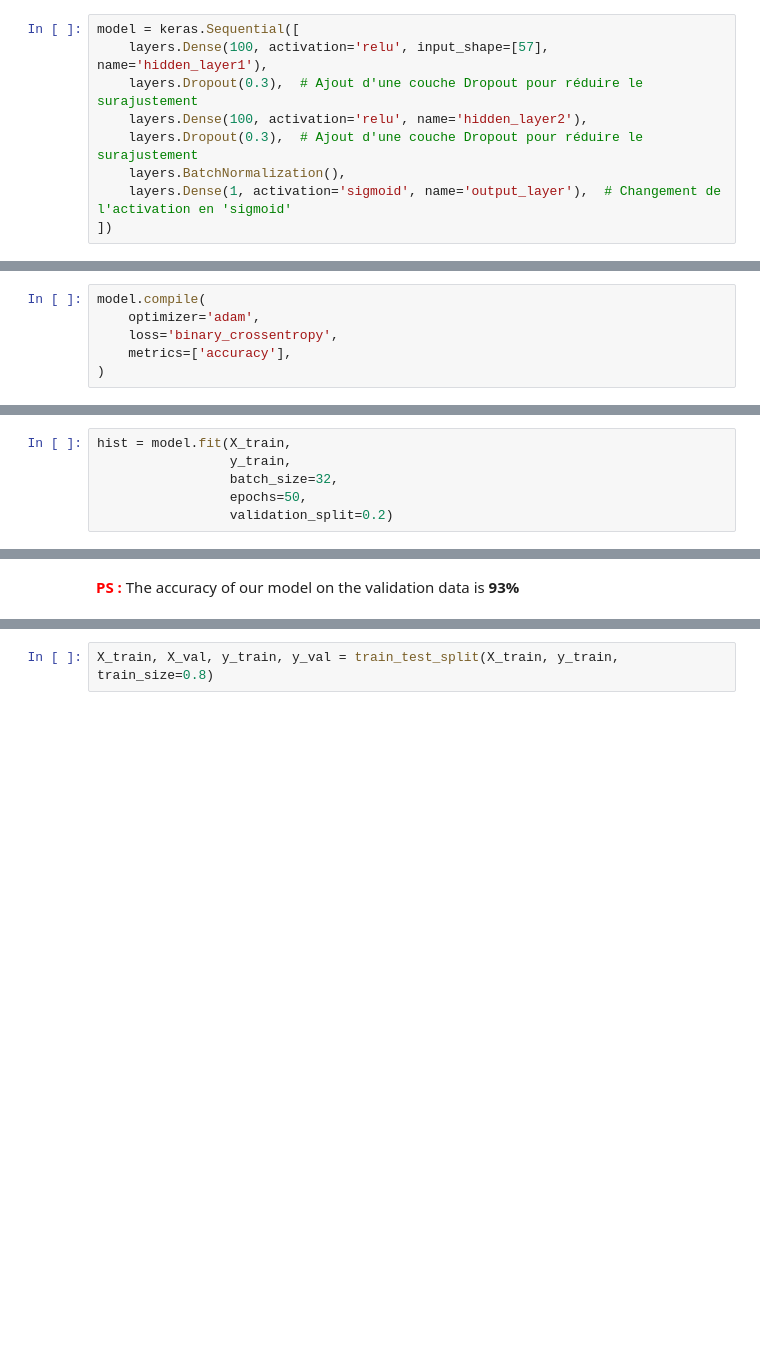
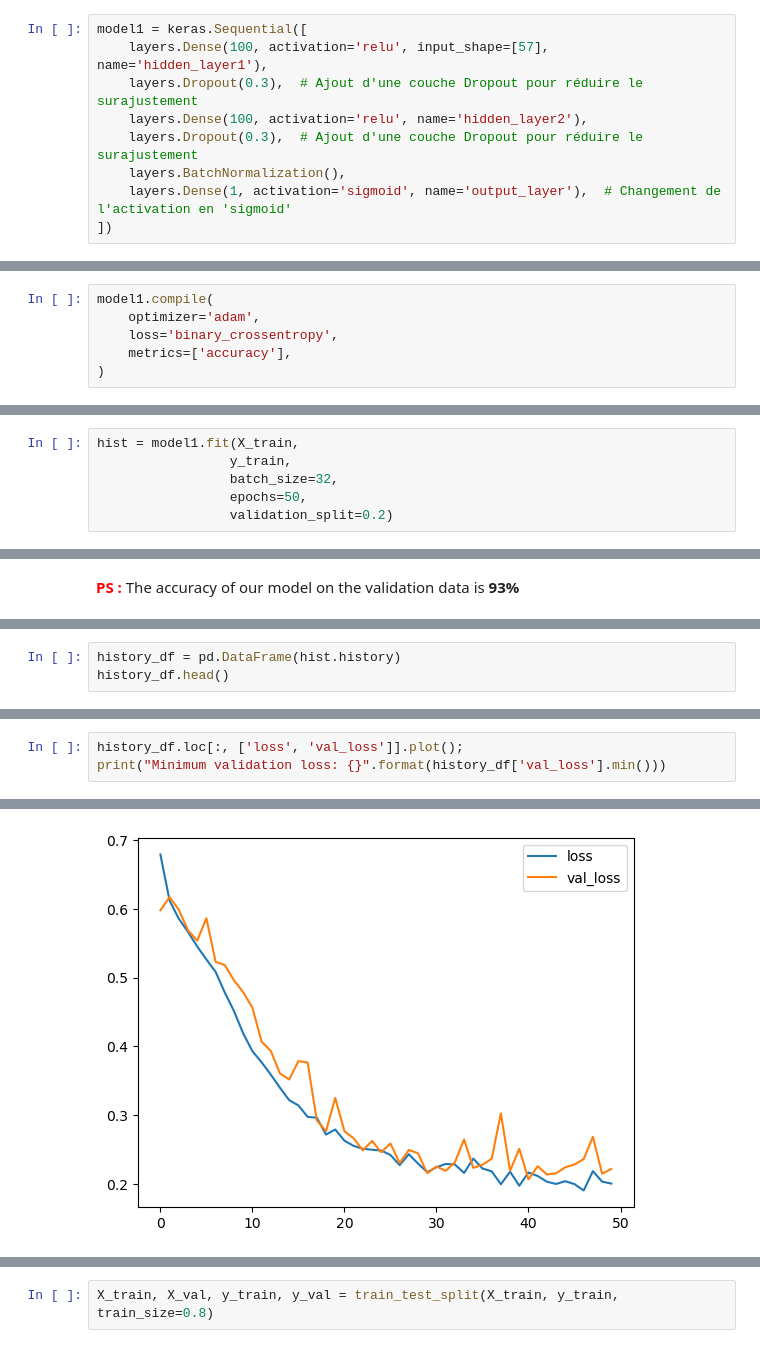
Before and after one commit to ilyasselfourati/Deep_Learning_ZE, a Jupyter notebook: TP1 - Copie.ipynb, the cells around one changed output, grey strips where cells are left out. Cells and saved outputs as stored; diff of their text form; blank space fills up the shorter version.

```diff
--- a/TP1 - Copie.ipynb
+++ b/TP1 - Copie.ipynb
@@ -92,7 +94,7 @@ X_train, X_test, y_train, y_test = train_test_split(X, y, train_size=0.8)
 
 - Creation of our model using **Keras**.
 # %%
-model = keras.Sequential([
+model1 = keras.Sequential([
     layers.Dense(100, activation='relu', input_shape=[57], name='hidden_layer1'),
     layers.Dropout(0.3),  # Ajout d'une couche Dropout pour réduire le surajustement
     layers.Dense(100, activation='relu', name='hidden_layer2'),
@@ -125,7 +127,7 @@ _________________________________________________________________
 
 - Precise the `optimizer`, the `loss-fonction` & the `metric`.
 # %%
-model.compile(
+model1.compile(
     optimizer='adam',
     loss='binary_crossentropy',
     metrics=['accuracy'],
@@ -135,7 +137,7 @@ model.compile(
 
 - Train the model.
 # %%
-hist = model.fit(X_train,
+hist = model1.fit(X_train,
                  y_train,
                  batch_size=32,
                  epochs=50,
@@ -164,0 +166,3 @@ Epoch 50/50
+# %%
+history_df = pd.DataFrame(hist.history)
+history_df.head()
@@ -164,0 +178,4 @@ Epoch 50/50
+# %%
+history_df.loc[:, ['loss', 'val_loss']].plot();
+print("Minimum validation loss: {}".format(history_df['val_loss'].min()))
+# %% [output]
@@ -164,0 +183 @@ Epoch 50/50
+[figure, added]
```
Also changed, not shown: parts of 56 cells of this notebook.
